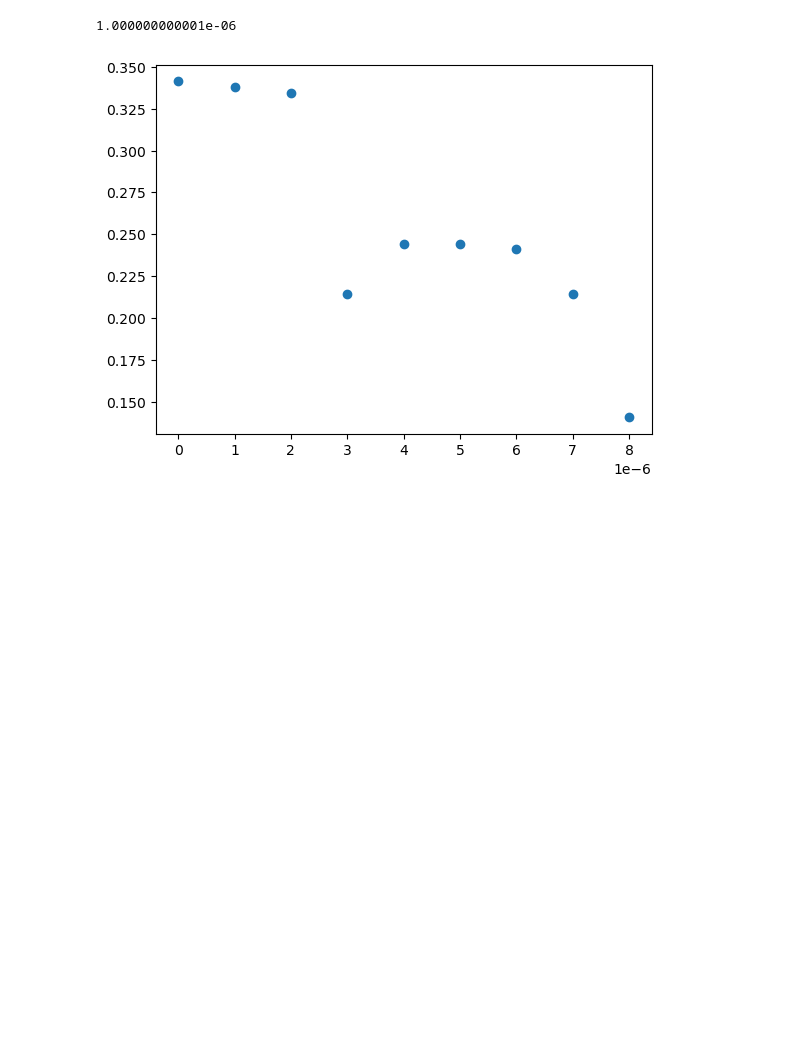
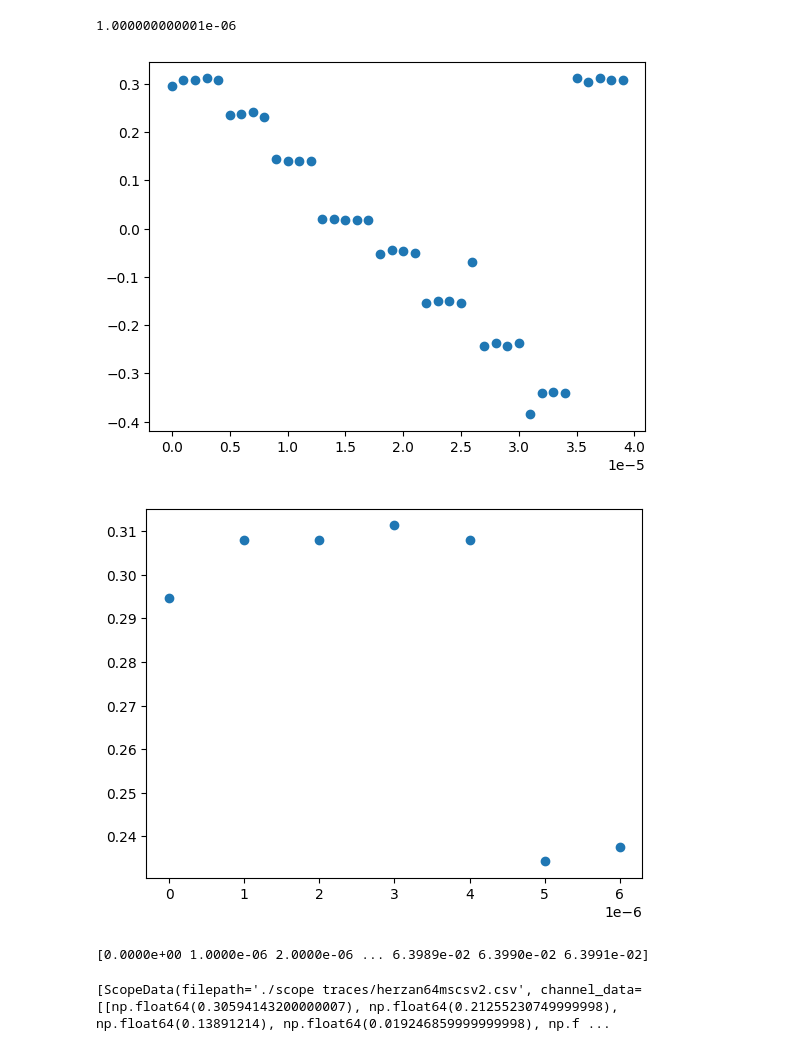
Before and after one commit to bharraz/data, a Jupyter notebook: acoustic noise 0525/acoustic noise 0525.ipynb, the cells around one changed output. Drawn from its saved outputs; the diff is of its cells as text; code cells hidden in the pictures; blank space fills up the shorter version.

Commit message:
first revision of plotting code

```diff
--- a/acoustic noise 0525/acoustic noise 0525.ipynb
+++ b/acoustic noise 0525/acoustic noise 0525.ipynb
@@ -24,11 +30,59 @@ class ScopeData:
 # %%
 # I'm going to manually describe the starting conditions of the 8 csv's I have
-ts, vs = load_scope_data("./scope traces/herzan64mscsv1.csv")
+ts, vs = load_scope_data("./scope traces/herzan64mscsv2.csv")
 print(ts[1] - ts[0])
-end_point = 9
+end_point = 40
 plt.scatter(ts[:end_point], vs[:end_point]) #, s=np.ones_like(ts[:40]))
-
 plt.show()
+end_point = 7
+plt.scatter(ts[:end_point], vs[:end_point]) #, s=np.ones_like(ts[:40]))
+plt.show()
+print(ts)
 # %% [output]
 1.000000000001e-06
-[figure, old version]
+[figure, new version]
+[figure, added]
+[0.0000e+00 1.0000e-06 2.0000e-06 ... 6.3989e-02 6.3990e-02 6.3991e-02]
+# %%
+# Processes the data in the files in ./scope traces and creates a list of
+# ScopeData classes that have easy to manipulate data stored in them for each channel
+# Not processing channel 1 since the data in it is formattted differently from the rest
+scope_datas = []
+for i in range(2, 6):
+    # get the file
+    filepath = "./scope traces/herzan64mscsv{}.csv".format(i)
+    times, voltages = load_scope_data(filepath)
+
+    # initialize where processed data will be saved
+    avg_times = [[] for _ in range(8)] # avg time of each channel timestep
+    data = [[] for _ in range(8)] # avg voltage for each channel at times in avg_times
+
+    # iteration variables
+    curr_channel = 0 # counter to keep track of which channel is active
+    step_end = 4.5e-6 # time where the current step ends (us)
+    step_width = 5.0e-6 # width of a timestep for multiplexing (us)
+    curr_time_average = 0.0 # current time averager
+    curr_volt_average = 0.0 # currrent voltage average
+    n_points = 0.0 # number of points being averaged now
+    for i in range(len(times)):
+        if times[i] < step_end:
+            curr_time_average += times[i]
+            curr_volt_average += voltages[i]
+            n_points += 1
+        else:
+            # append data from processed timestep
+            avg_times[curr_channel].append(curr_time_average / n_points)
+            data[curr_channel].append(curr_volt_average / n_points)
+
+            # reset iteration trackers
+            curr_channel = (curr_channel + 1) % 8
+            n_points = 0.0
+            curr_volt_average = 0.0
+            curr_time_average = 0.0
+            step_end += step_width
+
+    # Add the processed data to the scope_datas list
+    scope_datas.append(ScopeData(filepath, copy.deepcopy(data), copy.deepcopy(avg_times)))
+print(scope_datas)
+# %% [output]
+[ScopeData(filepath='./scope traces/herzan64mscsv2.csv', channel_data=[[np.float64(0.30594143200000007), np.float64(0.21255230749999998), np.float64(0.13891214), np.float64(0.019246859999999998), np.f ...
```
Also changed, not shown: parts of 4 cells of this notebook, 7 other files.
